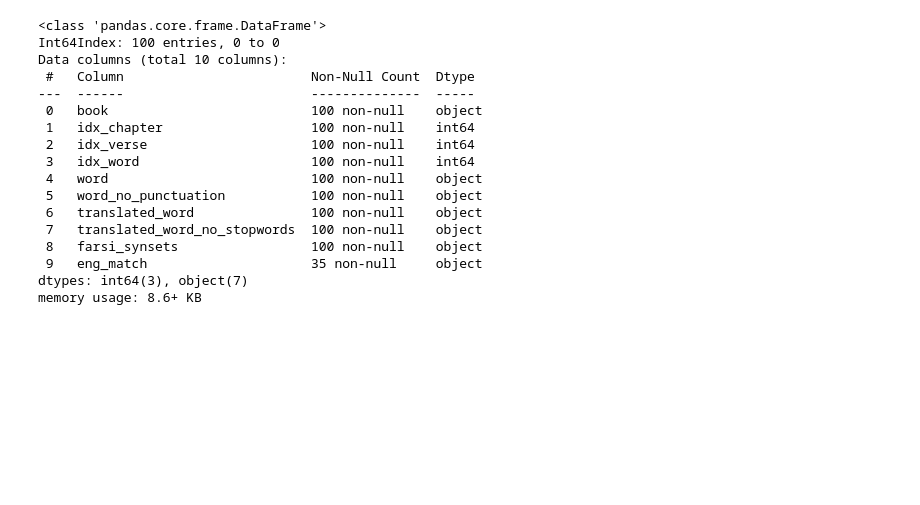
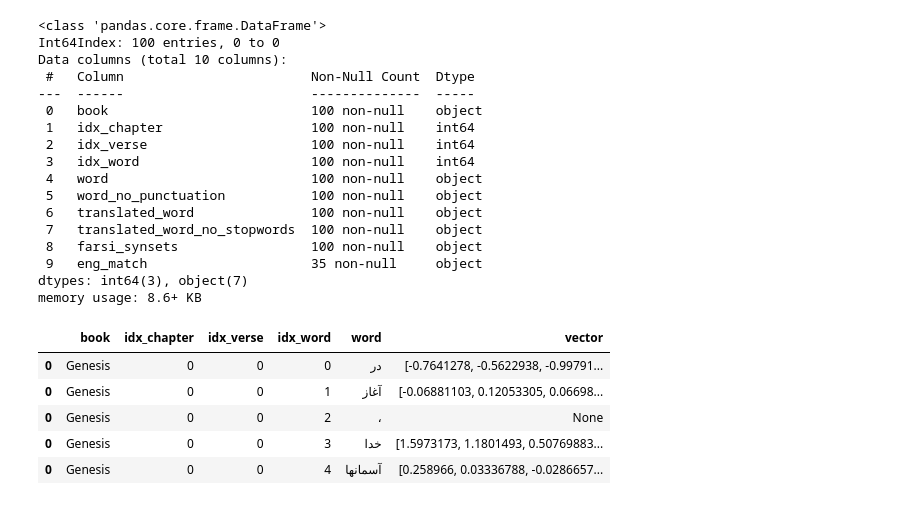
Before and after one commit to scruffian/farsi-strongs, a Jupyter notebook: Translation_Notebook.ipynb, the cells around one changed output. Saved outputs shown, nothing was run; the diff lists cells and outputs as text; code cells hidden in the pictures; blank space fills up the shorter version.

```diff
--- a/Translation_Notebook.ipynb
+++ b/Translation_Notebook.ipynb
@@ -235,3 +229,34 @@ Data columns (total 10 columns):
  9   eng_match                     35 non-null     object
 dtypes: int64(3), object(7)
 memory usage: 8.6+ KB
+# %%
+from gensim.models import Word2Vec as w2v
+from hazm import sent_tokenize
+
+fa_bible_corpus = nmv_df.word.to_list()
+fa_bible_sentences = sent_tokenize(" ".join(fa_bible_corpus)) # nmv_df.groupby(["book", "idx_chapter", "idx_verse"])["word"].agg(list).to_list()
+fa_bible_sentence_tokens = [word_tokenize(s) for s in fa_bible_sentences]
+singles = set([w for w in fa_bible_corpus if len(w)==1])
+punctuation = set([s for s in singles if s not in ['آ', 'و', '\u200c', '\u200f']])
+fa_bible_sentence_tokens_no_punctuation = [[w for w in s if w not in punctuation] for s in fa_bible_sentence_tokens]
+
+w2v_model = w2v(fa_bible_sentence_tokens_no_punctuation)
+# %%
+def get_vector_wrapper(s):
+    try:
+        v = w2v_model.wv.get_vector(s)
+        return v
+    except:
+        return None
+
+
+nmv_df["vector"] = nmv_df.word.apply(get_vector_wrapper)
+# %%
+nmv_df.h
+# %% [output]
+|  | book | idx_chapter | idx_verse | idx_word | word | vector |
+| 0 | Genesis | 0 | 0 | 0 | در | [-0.7641278, -0.5622938, -0.99791... |
+| 0 | Genesis | 0 | 0 | 1 | آغاز | [-0.06881103, 0.12053305, 0.06698... |
+| 0 | Genesis | 0 | 0 | 2 | ، | None |
+| 0 | Genesis | 0 | 0 | 3 | خدا | [1.5973173, 1.1801493, 0.50769883... |
+| 0 | Genesis | 0 | 0 | 4 | آسمانها | [0.258966, 0.03336788, -0.0286657... |
```
Also changed, not shown: parts of 9 cells of this notebook.
